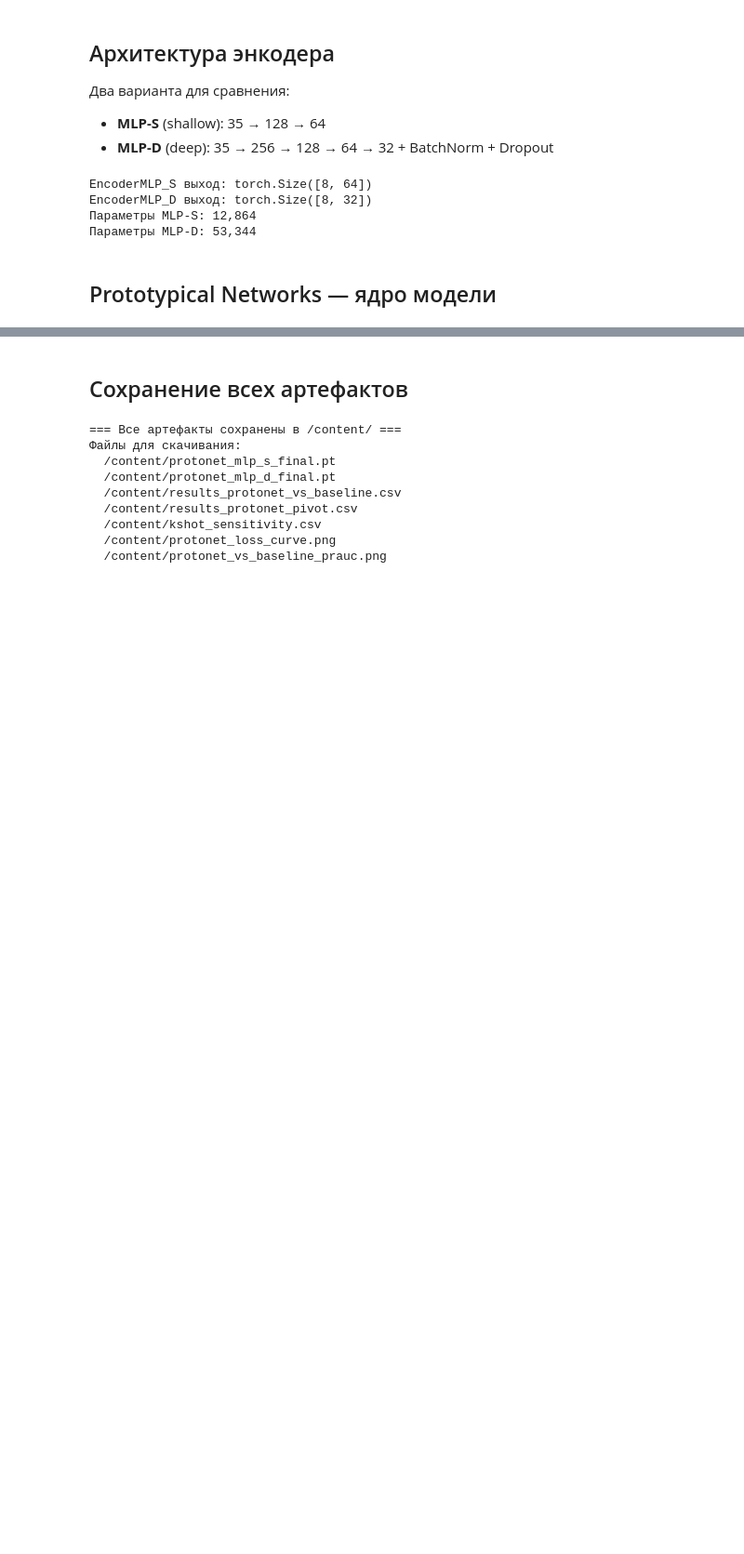
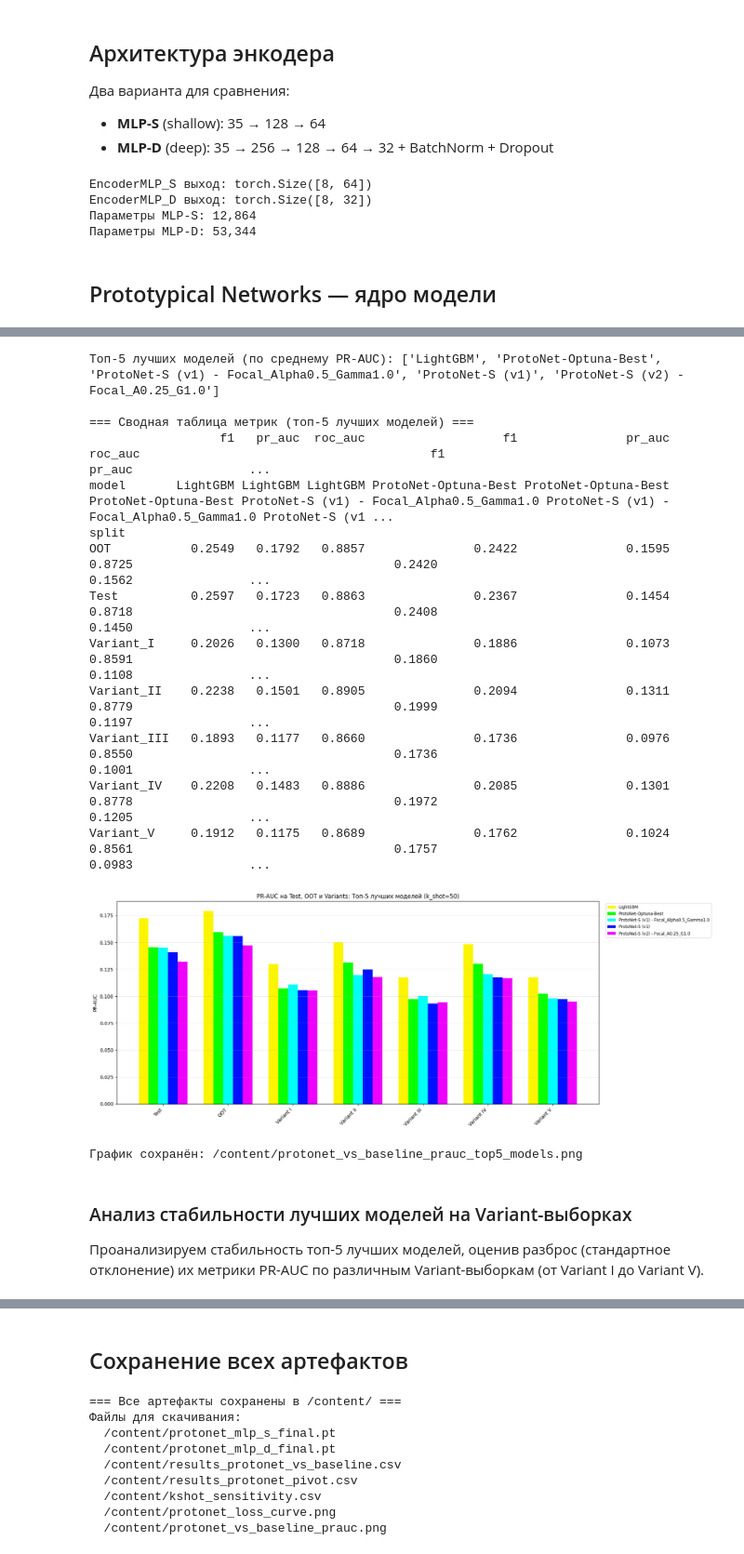
Before and after one commit to Juli-Kareva/Fraud-detection-MDS, a Jupyter notebook: Prototypical_network.ipynb, the cells around one changed output, grey strips where cells are left out. Shown at 93% size. Drawn from its saved outputs; the diff is of its cells as text; code cells hidden in the pictures; blank space fills up the shorter version.

```diff
--- a/Prototypical_network.ipynb
+++ b/Prototypical_network.ipynb
@@ -891,0 +2110,67 @@ k_shot=20 | mean PR-AUC = 0.0994
+# %%
+import matplotlib.pyplot as plt
+import seaborn as sns
+
+# Calculate mean PR-AUC for each model across all splits, sorting descending for best models
+pr_auc_means_overall = pivot_consolidated['pr_auc'].mean().sort_values(ascending=False)
+
+# Identify the 5 best models based on mean PR-AUC
+best_5_models = pr_auc_means_overall.head(5).index.tolist()
+print(f"Топ-5 лучших моделей (по среднему PR-AUC): {best_5_models}")
+
+# Filter the pivot table to include only these best models
+filtered_pivot_consolidated_best = pivot_consolidated.loc[:, (slice(None), best_5_models)]
+
+print('\n=== Сводная таблица метрик (топ-5 лучших моделей) ===')
+print(filtered_pivot_consolidated_best.to_string())
+
+# Plotting
+variant_names_for_plot = ['Test', 'OOT', 'Variant_I', 'Variant_II', 'Variant_III', 'Variant_IV', 'Variant_V']
+
+# Filter for Variant results and PR-AUC
+pr_auc_pivot_best = filtered_pivot_consolidated_best['pr_auc'].loc[variant_names_for_plot]
+
+x = np.arange(len(variant_names_for_plot))
+w = 0.15 # Adjusted bar width for 5 bars
+
+fig, ax = plt.subplots(figsize=(18, 7)) # Increased figure width for better readability
+
+# Get all unique model names from the filtered pivot table columns
+models_to_plot_best = pr_auc_pivot_best.columns.tolist()
+# Generate a color palette for all models
+colors = sns.color_palette("hsv", len(models_to_plot_best))
+
+for i, model_name in enumerate(models_to_plot_best):
+    if model_name in pr_auc_pivot_best.columns:
+        ax.bar(x + (i - len(models_to_plot_best)/2 + 0.5) * w, pr_auc_pivot_best[model_name], w, label=model_name, color=colors[i])
+
+ax.set_xticks(x)
+ax.set_xticklabels([name.replace('_', ' ') for name in variant_names_for_plot], rotation=45, ha='right')
+ax.set_ylabel('PR-AUC')
+ax.set_title(f'PR-AUC на Test, OOT и Variants: Топ-5 лучших моделей (k_shot={K_SHOT_EVAL})') # Updated title
+ax.legend(bbox_to_anchor=(1.01, 1), loc='upper left', fontsize='small')
+ax.grid(axis='y', alpha=0.3)
+plt.tight_layout()
+plt.savefig('/content/protonet_vs_baseline_prauc_top5_models.png', dpi=150) # New filename
+plt.show()
+print('График сохранён: /content/protonet_vs_baseline_prauc_top5_models.png')
+# %% [output]
+Топ-5 лучших моделей (по среднему PR-AUC): ['LightGBM', 'ProtoNet-Optuna-Best', 'ProtoNet-S (v1) - Focal_Alpha0.5_Gamma1.0', 'ProtoNet-S (v1)', 'ProtoNet-S (v2) - Focal_A0.25_G1.0']
+
+=== Сводная таблица метрик (топ-5 лучших моделей) ===
+                  f1   pr_auc  roc_auc                   f1               pr_auc              roc_auc                                        f1                                    pr_auc                ...
+model       LightGBM LightGBM LightGBM ProtoNet-Optuna-Best ProtoNet-Optuna-Best ProtoNet-Optuna-Best ProtoNet-S (v1) - Focal_Alpha0.5_Gamma1.0 ProtoNet-S (v1) - Focal_Alpha0.5_Gamma1.0 ProtoNet-S (v1 ...
+split
+OOT           0.2549   0.1792   0.8857               0.2422               0.1595               0.8725                                    0.2420                                    0.1562                ...
+Test          0.2597   0.1723   0.8863               0.2367               0.1454               0.8718                                    0.2408                                    0.1450                ...
+Variant_I     0.2026   0.1300   0.8718               0.1886               0.1073               0.8591                                    0.1860                                    0.1108                ...
+Variant_II    0.2238   0.1501   0.8905               0.2094               0.1311               0.8779                                    0.1999                                    0.1197                ...
+Variant_III   0.1893   0.1177   0.8660               0.1736               0.0976               0.8550                                    0.1736                                    0.1001                ...
+Variant_IV    0.2208   0.1483   0.8886               0.2085               0.1301               0.8778                                    0.1972                                    0.1205                ...
+Variant_V     0.1912   0.1175   0.8689               0.1762               0.1024               0.8561                                    0.1757                                    0.0983                ...
+[figure, added]
+График сохранён: /content/protonet_vs_baseline_prauc_top5_models.png
+# %% [markdown]
+### Анализ стабильности лучших моделей на Variant-выборках
+
+Проанализируем стабильность топ-5 лучших моделей, оценив разброс (стандартное отклонение) их метрики PR-AUC по различным Variant-выборкам (от Variant I до Variant V).
```
Also changed, not shown: parts of 58 cells of this notebook.
